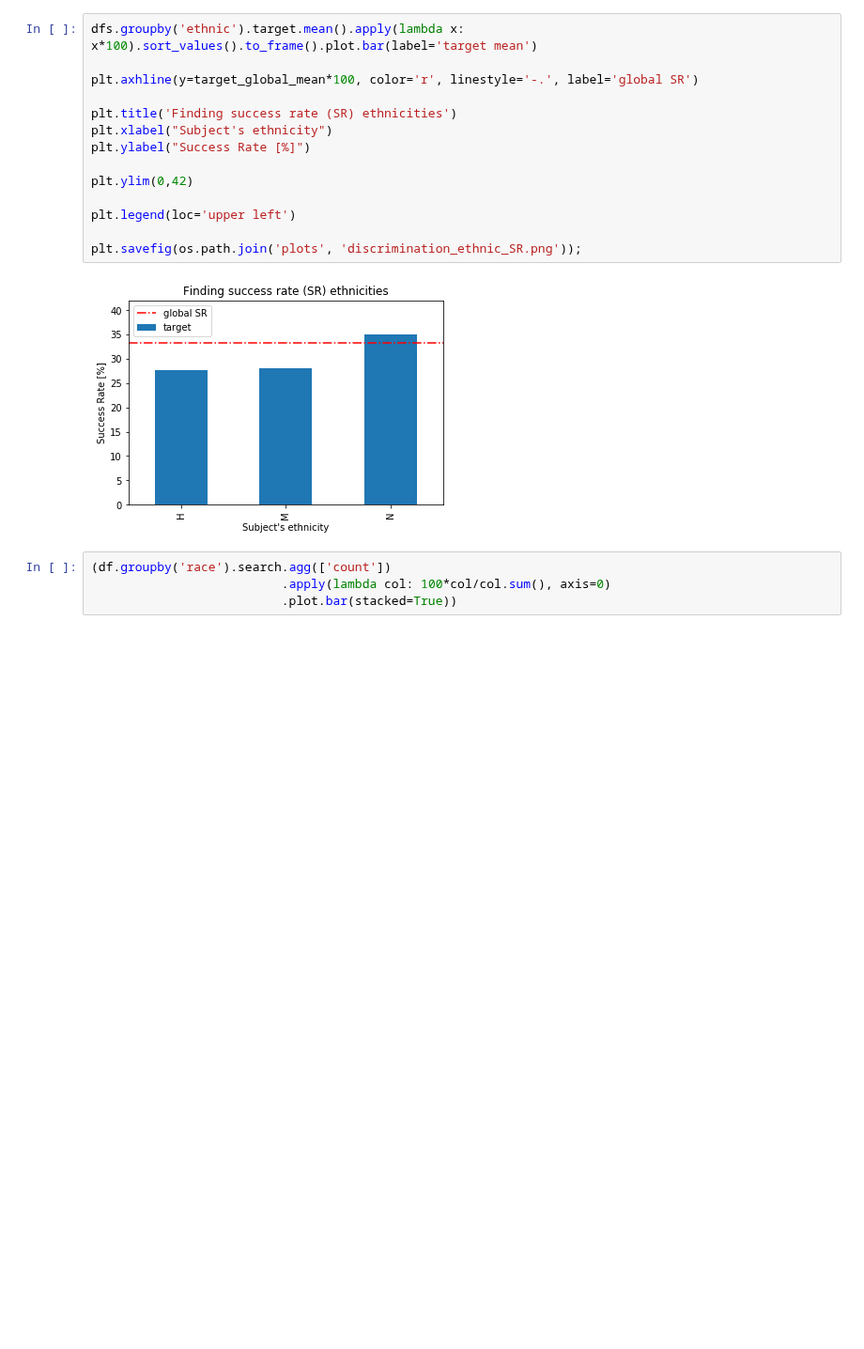
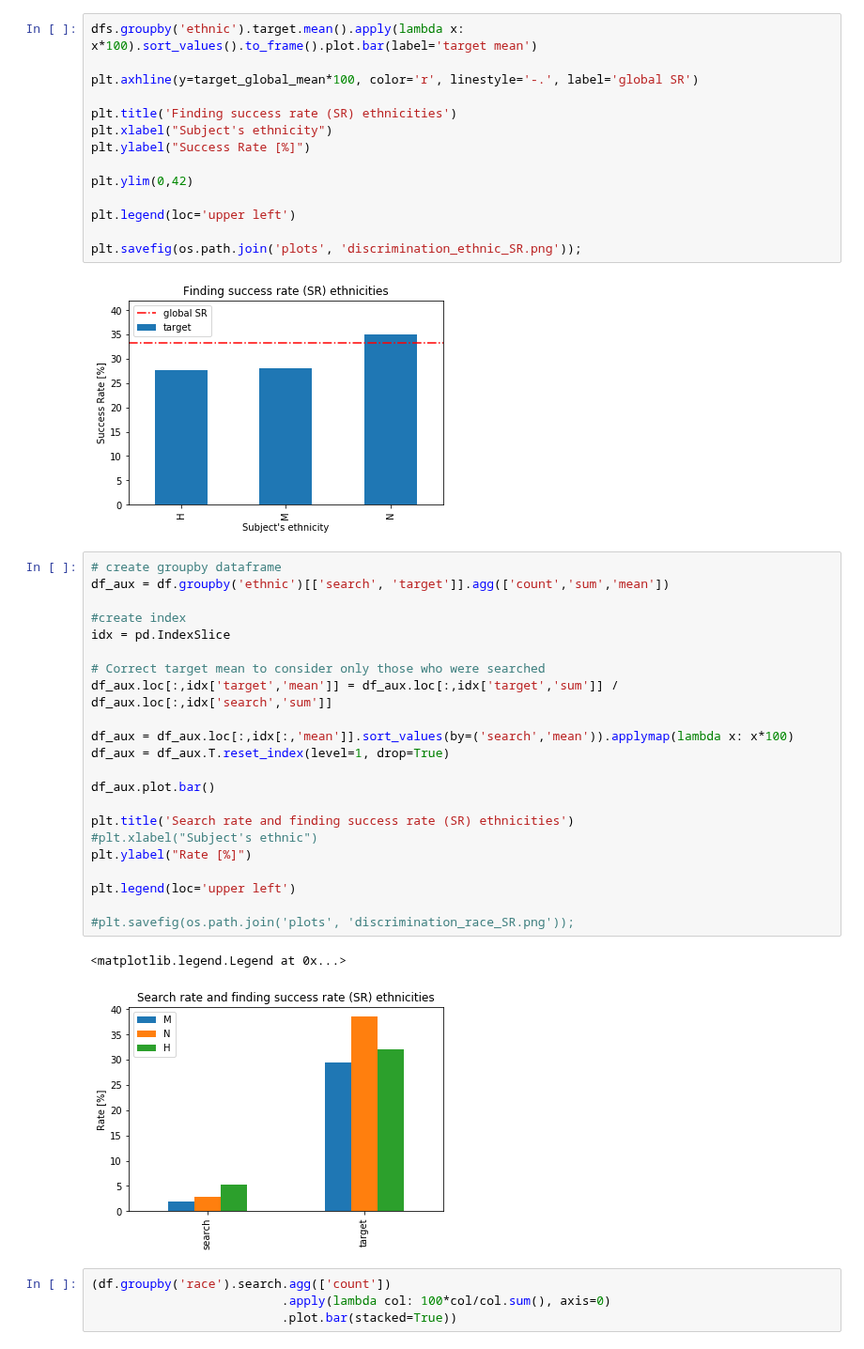
Before and after one commit to jnpicao/LDSSA-batch3-workspace, a Jupyter notebook: Capstone/discrimination_analysis.ipynb, the cells around one changed output. Shown at 94% size. Saved outputs shown, nothing was run; the diff lists cells and outputs as text; blank space fills up the shorter version.

```diff
--- a/Capstone/discrimination_analysis.ipynb
+++ b/Capstone/discrimination_analysis.ipynb
@@ -410,6 +410,31 @@ plt.legend(loc='upper left')
 plt.savefig(os.path.join('plots', 'discrimination_ethnic_SR.png'));
 # %% [output]
 [figure]
+# %%
+# create groupby dataframe
+df_aux = df.groupby('ethnic')[['search', 'target']].agg(['count','sum','mean'])
+
+#create index
+idx = pd.IndexSlice
+
+# Correct target mean to consider only those who were searched
+df_aux.loc[:,idx['target','mean']] = df_aux.loc[:,idx['target','sum']] / df_aux.loc[:,idx['search','sum']]
+
+df_aux = df_aux.loc[:,idx[:,'mean']].sort_values(by=('search','mean')).applymap(lambda x: x*100)
+df_aux = df_aux.T.reset_index(level=1, drop=True)
+
+df_aux.plot.bar()
+
+plt.title('Search rate and finding success rate (SR) ethnicities')
+#plt.xlabel("Subject's ethnic")
+plt.ylabel("Rate [%]")
+
+plt.legend(loc='upper left')
+
+#plt.savefig(os.path.join('plots', 'discrimination_race_SR.png'));
+# %% [output]
+<matplotlib.legend.Legend at 0x...>
+[figure, added]
 # %%
 (df.groupby('race').search.agg(['count'])
                           .apply(lambda col: 100*col/col.sum(), axis=0)
```
Also changed, not shown: parts of 2 cells of this notebook.
